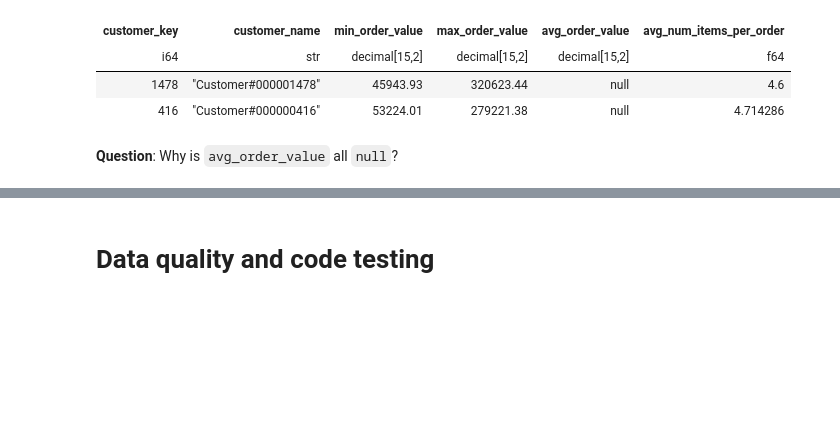
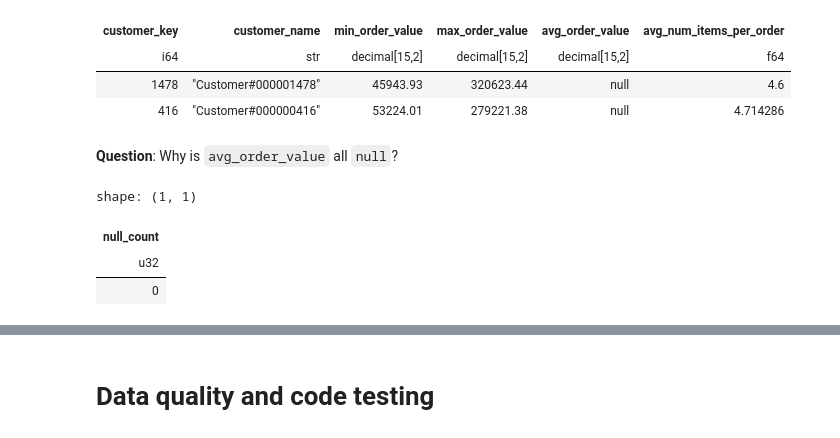
Before and after one commit to sarah-weatherbee/de-review-jm, a Jupyter notebook: setup-data-project.ipynb, the cells around one changed output, grey strips where cells are left out. Drawn from its saved outputs; the diff is of its cells as text; code cells hidden in the pictures; blank space fills up the shorter version.

```diff
--- a/setup-data-project.ipynb
+++ b/setup-data-project.ipynb
@@ -561,3 +561,11 @@ shape: (2, 6)
 # %%
 # your answer
 answer = None
+# %%
+# Check for null values
+wide_orders.select(pl.col("totalprice").is_null().sum().alias("null_count"))
+# %% [output]
+shape: (1, 1)
+| null_count |
+| u32 |
+| 0 |
```
Also changed, not shown: parts of 3 cells of this notebook.
